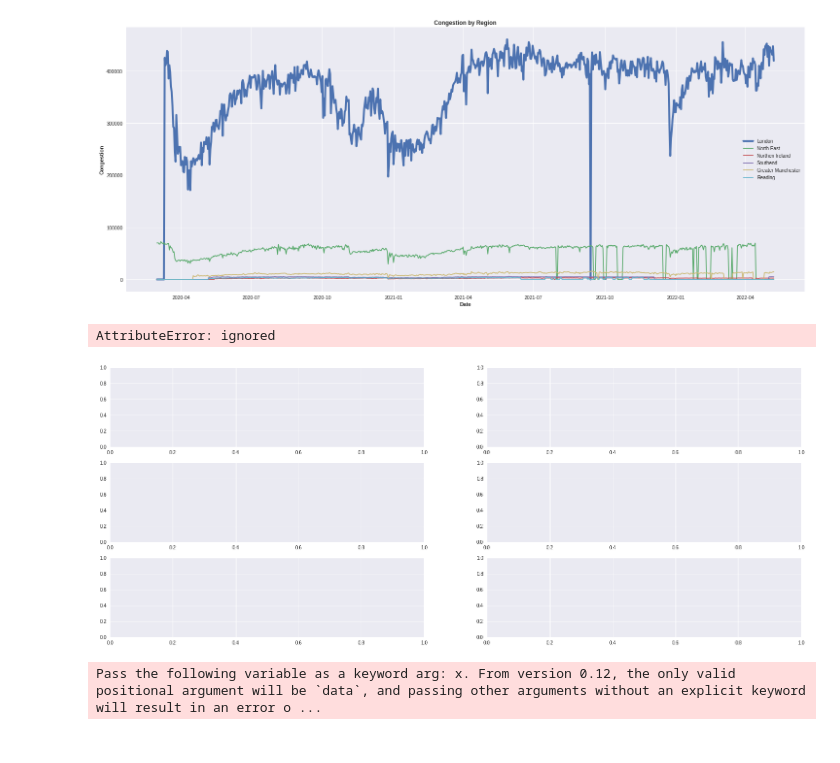
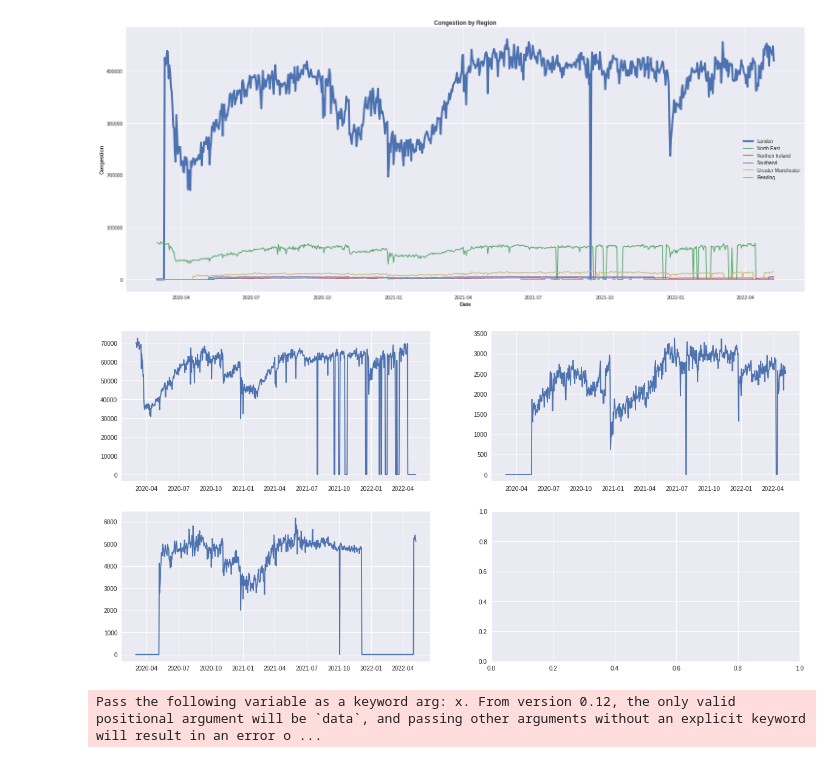
Before and after one commit to ravsheerRSA/Python_Training, a Jupyter notebook: training.ipynb, the cells around one changed output. Drawn from its saved outputs; the diff is of its cells as text; code cells hidden in the pictures.

```diff
--- a/training.ipynb
+++ b/training.ipynb
@@ -569,20 +569,27 @@ plt.legend(['London', 'North East', 'Northen Ireland', 'Southend', 'Greater Manc
 plt.show()
 # %% [output]
 [figure]
-# %%
-fig, ax = plt.subplots(3,2, figsize=(25,10))
-
-ax.sns.histplot(df['LONDON_TOTAL'])
-ax.sns.histplot(df['NORTH_EAST_TOTAL'])
-ax.sns.histplot(df['NORTHERN_IRELAND_TOTAL'])
-ax.sns.histplot(df['SOUTHEND_TOTAL'])
-ax.sns.histplot(df['GREATER_MANCHESTER_TOTAL'])
-ax.sns.histplot(df['READING_TOTAL'])
-
-fig.show()
-# %% [output]
-AttributeError: ignored
-[figure, removed]
+# %%
+## Subplots 0 ask james ?
+
+plt.figure(figsize=(20,10))
+
+
+plt.plot(df['DATE'], df['LONDON_TOTAL'], linewidth=2, linestyle = 'dashdot')
+plt.subplot(2, 2, 1)
+
+plt.plot(df['DATE'], df['NORTH_EAST_TOTAL'])
+plt.subplot(2, 2, 2)
+
+plt.plot(df['DATE'], df['NORTHERN_IRELAND_TOTAL'])
+plt.subplot(2, 2, 3)
+
+plt.plot(df['DATE'], df['SOUTHEND_TOTAL'])
+plt.subplot(2, 2, 4)
+
+plt.show()
+# %% [output]
+[figure, added]
 # %%
 plt.figure(figsize =(10,10))
 
```
Also changed, not shown: parts of 4 cells of this notebook.
